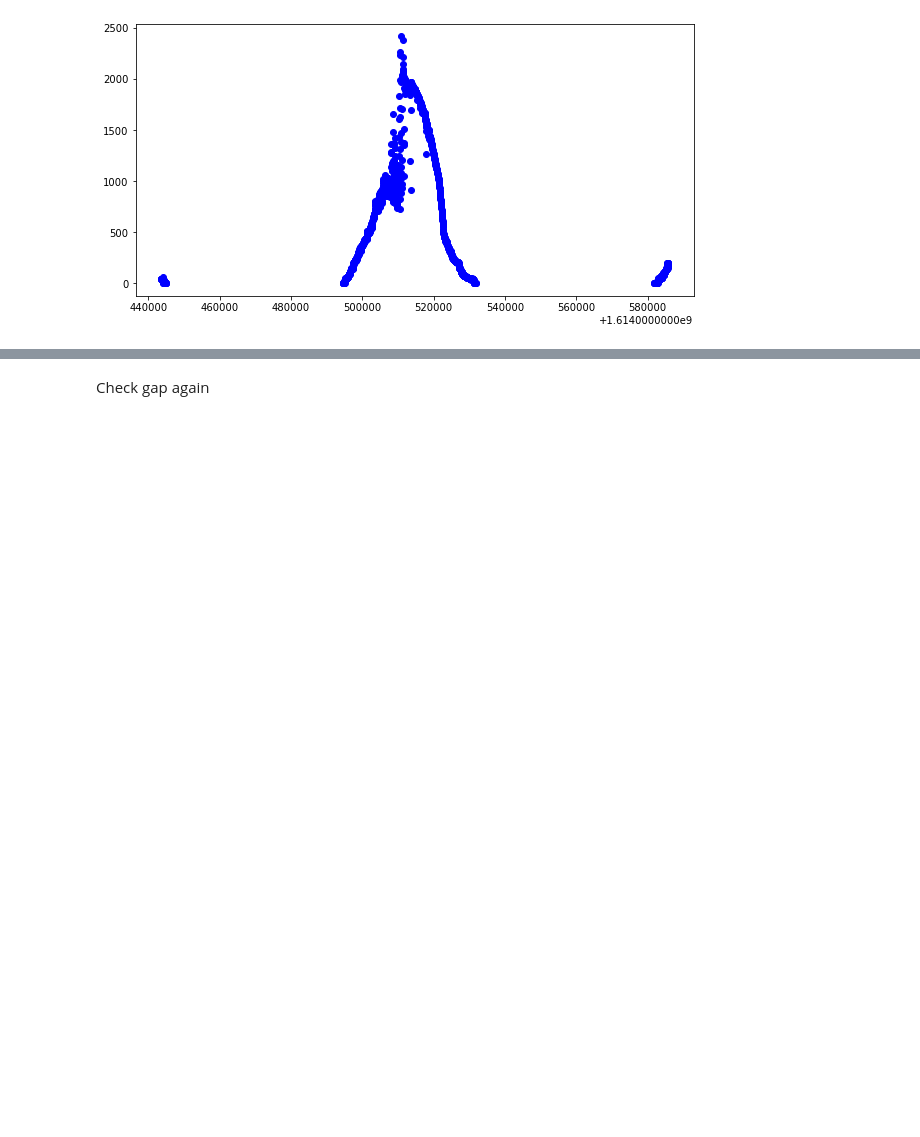
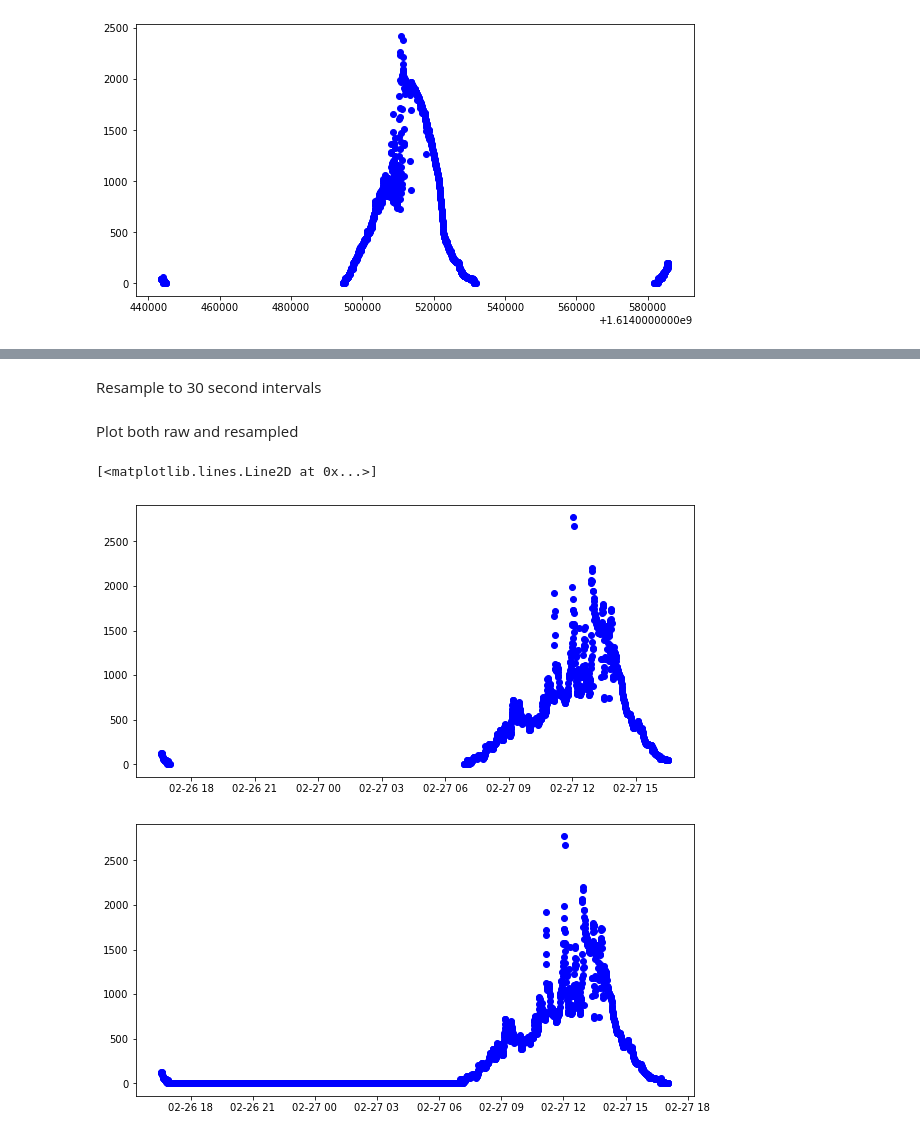
Before and after one commit to langestefan/solar-forecasting-HA, a Jupyter notebook: notebooks/data_exploration.ipynb, the cells around one changed output, grey strips where cells are left out. Cells and saved outputs as stored; diff of their text form; code cells hidden in the pictures; blank space fills up the shorter version.

Commit message:
Finish interpolation/data restoration

```diff
--- a/notebooks/data_exploration.ipynb
+++ b/notebooks/data_exploration.ipynb
@@ -94,2 +72,0 @@ solar_panel_df.to_csv('../data/solar_panel_data_raw.txt', sep='\t')
-# %% [markdown]
-Check gap again
@@ -116,0 +73,46 @@ for i in range(len(x) - 1):
+# %% [markdown]
+Resample to 30 second intervals
+# %%
+# resample to 30sec
+sp_df_filled = solar_panel_df.resample('30S').bfill(limit=1)
+
+# interpolate with limit=5
+sp_df_interpolated = sp_df_filled.interpolate(limit=10, method='cubic')
+
+# zero fill the rest
+sp_df_filled = sp_df_interpolated.fillna(0).clip(lower=0)
+
+# save to txt
+solar_panel_df.to_csv('../data/solar_panel_data_raw.txt', sep='\t')                 # raw
+sp_df_filled.to_csv('../data/solar_panel_data_filled.txt', sep='\t')                # zero filled and interpolated
+# %% [markdown]
+Plot both raw and resampled
+# %%
+## raw
+# pick samples 0 - 2000
+start = 0
+end = 2000
+
+x = solar_panel_df.index[start:end]
+y = solar_panel_df['value']
+
+x_plot_raw = x[start:end-800]
+y_plot_raw = y[start:end-800]
+
+# plot some range of the data
+plt.figure(figsize=(10, 5))
+plt.plot(x_plot_raw, y_plot_raw, 'bo')
+
+## resampled
+# pick samples 0 - 2000
+end = end + 1000
+x_plot_resampled = sp_df_filled.index[start:end-60]
+y_plot_resampled = sp_df_filled['value'][start:end-60]
+
+# plot some range of the data
+plt.figure(figsize=(10, 5))
+plt.plot(x_plot_resampled, y_plot_resampled, 'bo')
+# %% [output]
+[<matplotlib.lines.Line2D at 0x...>]
+[figure, added]
+[figure, added]
```
Also changed, not shown: parts of 7 cells of this notebook.
